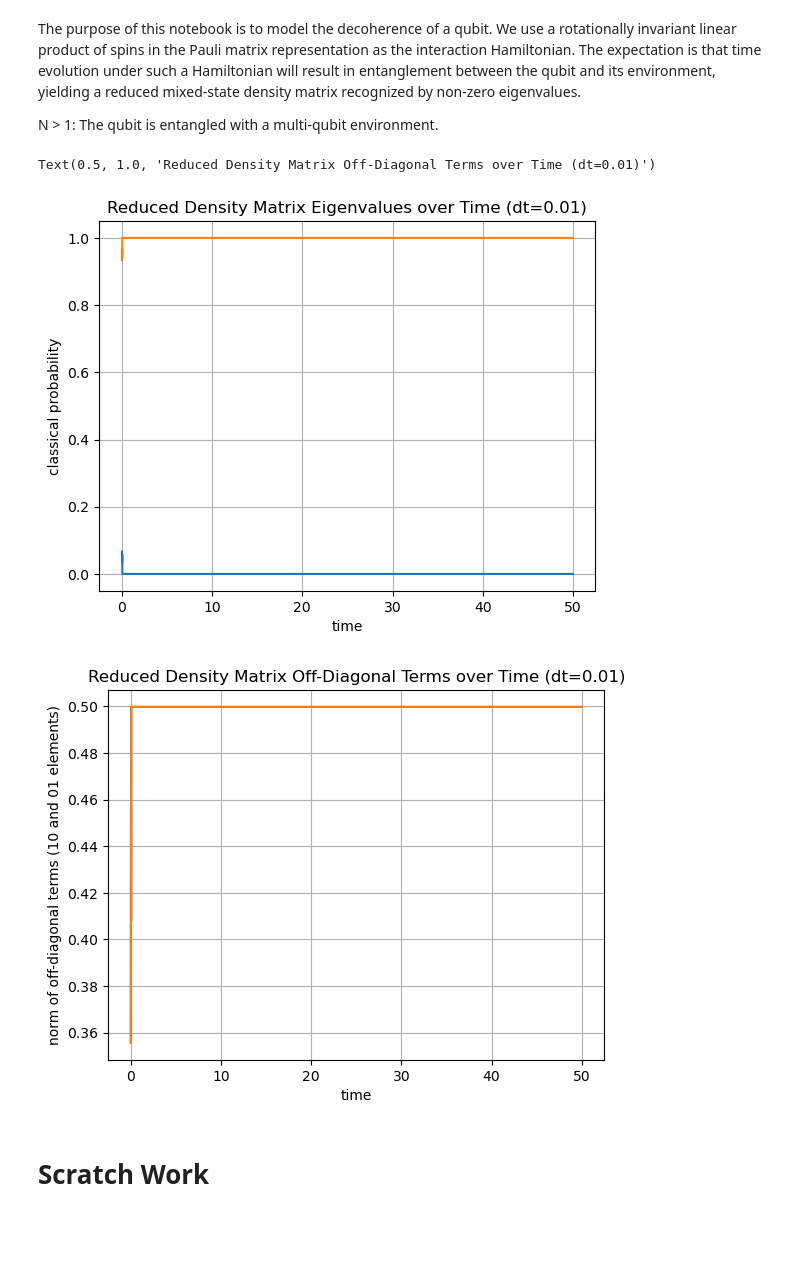
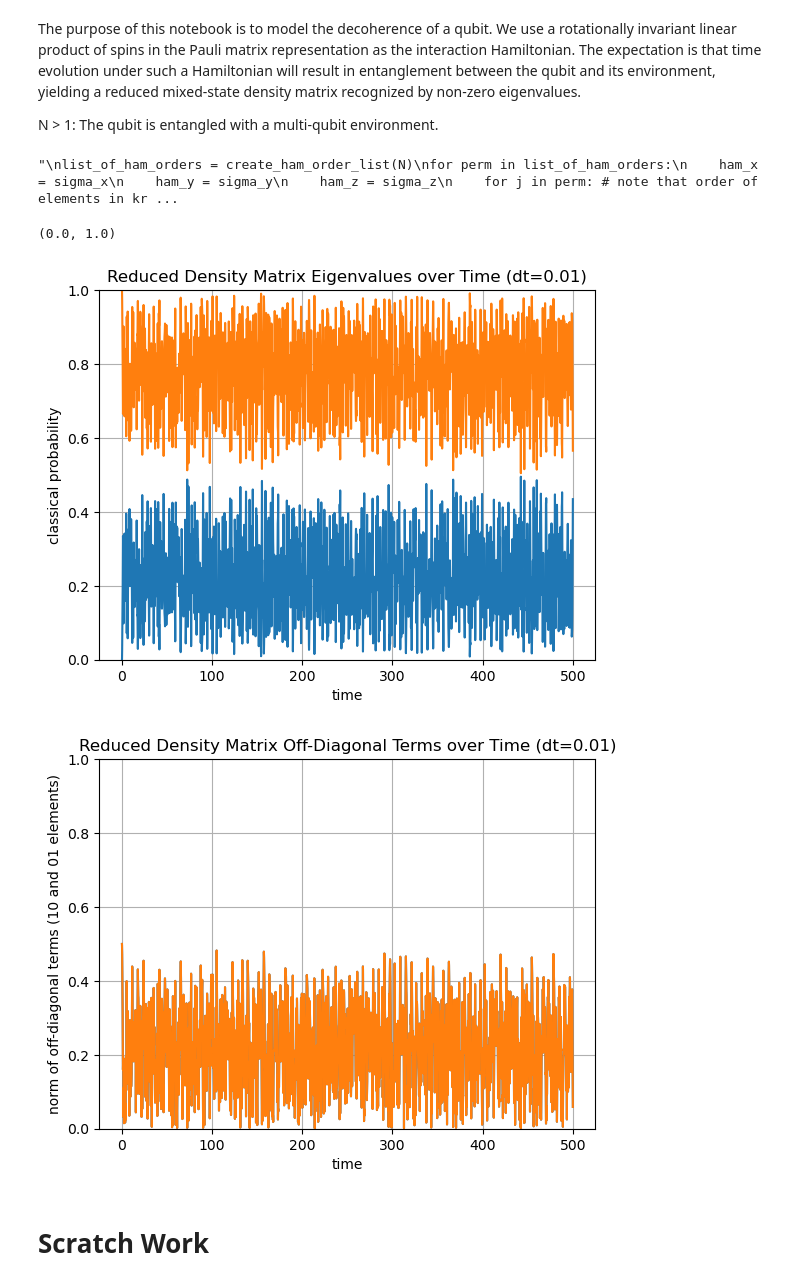
Before and after one commit to rohit-basavaraju/QuantumDecoherence, a Jupyter notebook: quantum decoherence v3.ipynb, the cells around one changed output. Drawn from its saved outputs; the diff is of its cells as text; code cells hidden in the pictures; blank space fills up the shorter version.

```diff
--- a/quantum decoherence v3.ipynb
+++ b/quantum decoherence v3.ipynb
@@ -49,7 +49,7 @@ qubit = qubit.reshape(2,1) # reshape as a 2x1 column vector
 # define the environment (let's try N>1 now)
 q_env_single = np.array([0, 1]) # |0>
 q_env_single = q_env_single.reshape(2,1) # reshape as a 2x1 column vector
-N = 5 # number of environmental qubits
+N = 2 # number of environmental qubits
 q_env = q_env_single # get the ball rolling
 for n in range(N-1):
     q_env = np.kron(q_env_single, q_env)
@@ -64,7 +64,7 @@ sigma_z = np.array([[1, 0], [0,-1]])
 
 ham = 0
 coupling = 1 # coupling strength between environment and qubit
-
+'''
 list_of_ham_orders = create_ham_order_list(N)
 for perm in list_of_ham_orders:
     ham_x = sigma_x
@@ -80,13 +80,20 @@ for perm in list_of_ham_orders:
             ham_y = np.kron(id_mat, ham_y)
             ham_z = np.kron(id_mat, ham_z)
     ham = ham + coupling*(ham_x + ham_y + ham_z)
+'''
+# %% [output]
+"\nlist_of_ham_orders = create_ham_order_list(N)\nfor perm in list_of_ham_orders:\n    ham_x = sigma_x\n    ham_y = sigma_y\n    ham_z = sigma_z\n    for j in perm: # note that order of elements in kr ...
+# %%
+# trying arbitrary hermitian matrices as the hamiltonian
+ham = np.random.rand(2**(N+1), 2**(N+1)) + i*(np.random.rand(2**(N+1), 2**(N+1)))
+ham = (ham + ham.conj().T)/2
 # %%
 # define the global combined state of qubit and environment
 q_global = np.kron(q_env, qubit)
 # %%
 # time evolve the global state d|psi> = -i*H|psi>dt
 dt = .01
-num_steps = 5000
+num_steps = 50000
 
 # record the eigenvalues of the reduced density matrix
 eigs_list = []
@@ -99,12 +106,13 @@ for step in range(num_steps):
 
     #for n in range(q_global.shape[0]):
     #    q_update[n] = -i*dt*np.dot(ham[n], q_global[n])
-    ham = ham*[np.cos(-2*np.pi*step*dt/(10*dt))+np.cos(-4*np.pi*step*dt/(10*dt))] # trying a time-dependent coupling to instigate decoherence
+    #ham = ham*[np.cos(-2*np.pi*step*dt/(10*dt))+np.cos(-4*np.pi*step*dt/(10*dt))] # trying a time-dependent coupling to instigate decoherence
     q_update = -i*dt*np.dot(ham, q_global)
     heun_term = np.linalg.inv(np.identity(ham.shape[0]) + .5*i*dt*ham) # trying 2nd order solver
     q_global = np.matmul(heun_term, (q_global + q_update*.5))
     q_global_norm = np.sqrt(np.dot(q_global.conj().T, q_global))
-    #print(q_global_norm)
+    #if step%1000 == 0:
+    #    print(q_global_norm)
     q_global = q_global/(q_global_norm) # need to explicitly normalize since linearization is non-unitary at 2nd order
 
     # form the density matrix of the time-evolved global state
@@ -139,29 +147,31 @@ for step in range(num_steps):
 # %%
 # plot the eigenvalues as a function of time
 eigs_arr = np.array(eigs_list)
 eig1 = np.real(np.min(eigs_arr, 1))
 eig2 = np.real(np.max(eigs_arr, 1))
 t_arr = np.arange(0,dt*num_steps,dt)
 
 plt.figure()
 plt.plot(t_arr, eig1)
 plt.plot(t_arr, eig2)
 plt.grid()
 plt.xlabel('time')
 plt.ylabel('classical probability')
 plt.title('Reduced Density Matrix Eigenvalues over Time (dt='+str(dt)+')')
+plt.ylim([0,1])
 
 plt.figure()
 plt.plot(t_arr, rho_red_od_ll)
 plt.plot(t_arr, rho_red_od_ur)
 plt.grid()
 plt.xlabel('time')
 plt.ylabel('norm of off-diagonal terms (10 and 01 elements)')
 plt.title('Reduced Density Matrix Off-Diagonal Terms over Time (dt='+str(dt)+')')
+plt.ylim([0,1])
 # %% [output]
-Text(0.5, 1.0, 'Reduced Density Matrix Off-Diagonal Terms over Time (dt=0.01)')
+(0.0, 1.0)
-[figure, old version]
+[figure, new version]
-[figure, old version]
+[figure, new version]
 # %% [markdown]
 # Scratch Work
 # %%
```
Also changed, not shown: parts of 6 cells of this notebook.
